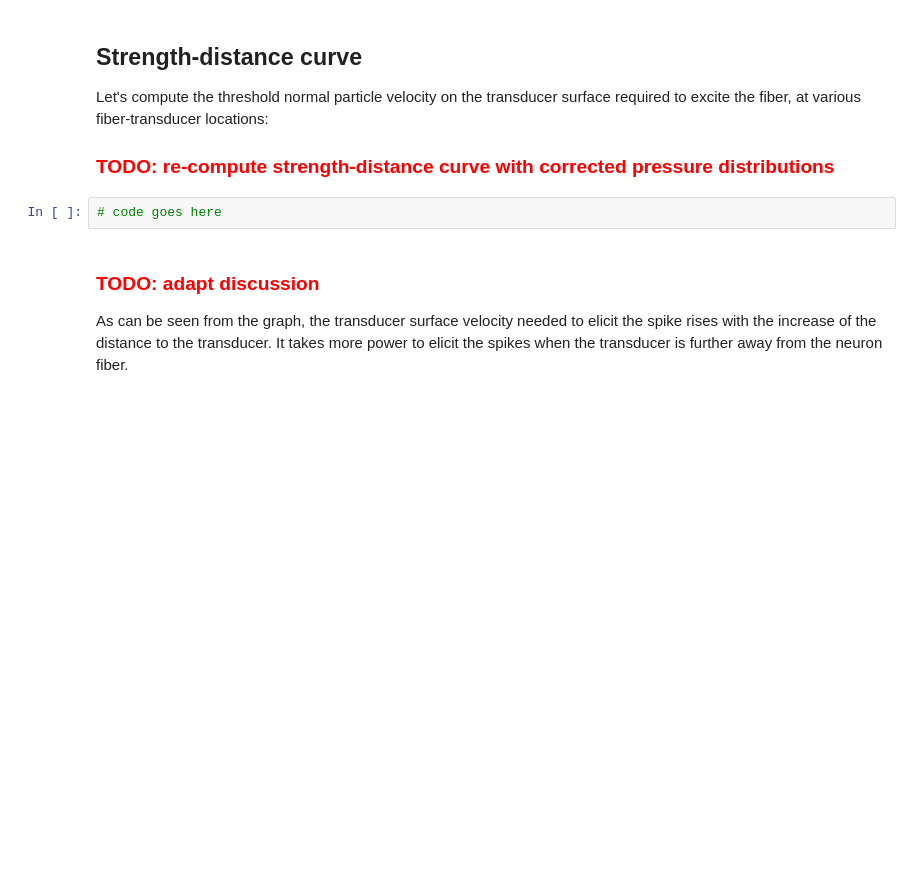
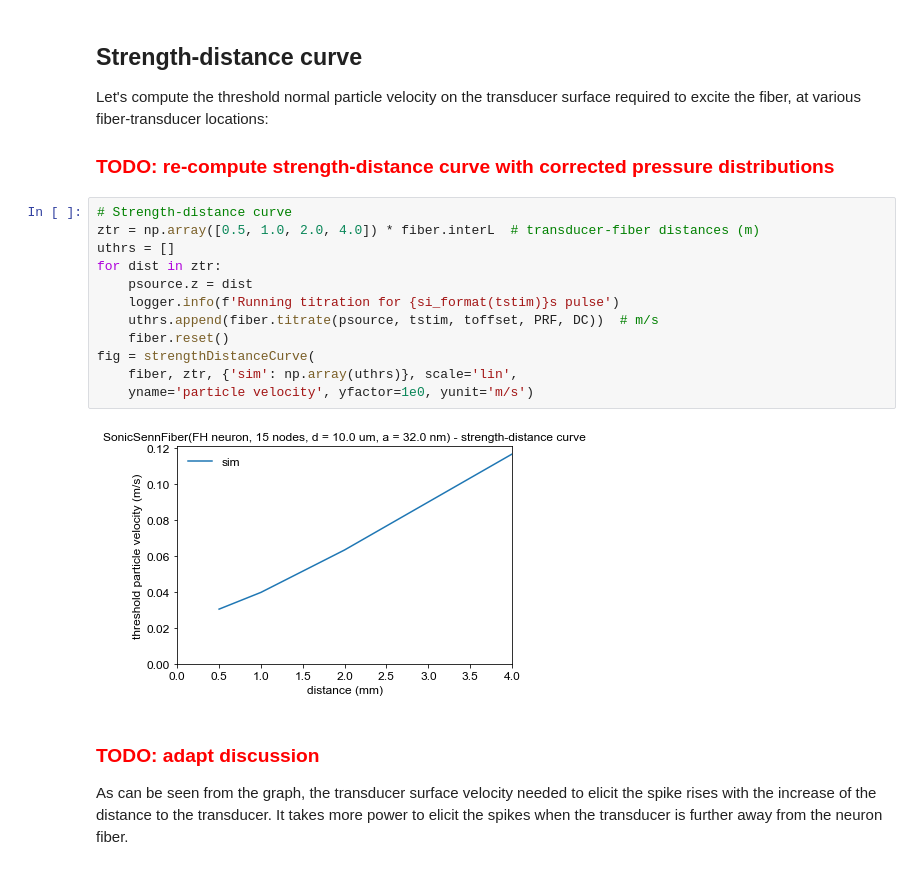
Before and after one commit to tjjlemaire/MorphoSONIC, a Jupyter notebook: notebooks/SENN model - distant sonication.ipynb, the cells around one changed output. Cells and saved outputs as stored; diff of their text form; blank space fills up the shorter version.

```diff
--- a/notebooks/SENN model - distant sonication.ipynb
+++ b/notebooks/SENN model - distant sonication.ipynb
@@ -147,8 +179,20 @@ The further away the trancducer the closer voltage change values are and the mor
 Let's compute the threshold normal particle velocity on the transducer surface required to excite the fiber, at various fiber-transducer locations:
 
 ### <span style="color:red">TODO: re-compute strength-distance curve with corrected pressure distributions</span>
-# %%
-# code goes here
+# %%
+# Strength-distance curve
+ztr = np.array([0.5, 1.0, 2.0, 4.0]) * fiber.interL  # transducer-fiber distances (m)
+uthrs = []
+for dist in ztr:
+    psource.z = dist
+    logger.info(f'Running titration for {si_format(tstim)}s pulse')
+    uthrs.append(fiber.titrate(psource, tstim, toffset, PRF, DC))  # m/s
+    fiber.reset()
+fig = strengthDistanceCurve(
+    fiber, ztr, {'sim': np.array(uthrs)}, scale='lin',
+    yname='particle velocity', yfactor=1e0, yunit='m/s')
+# %% [output]
+[figure, added]
 # %% [markdown]
 ### <span style="color:red">TODO: adapt discussion</span>
 
```
Also changed, not shown: parts of 9 cells of this notebook, 1 other file.
